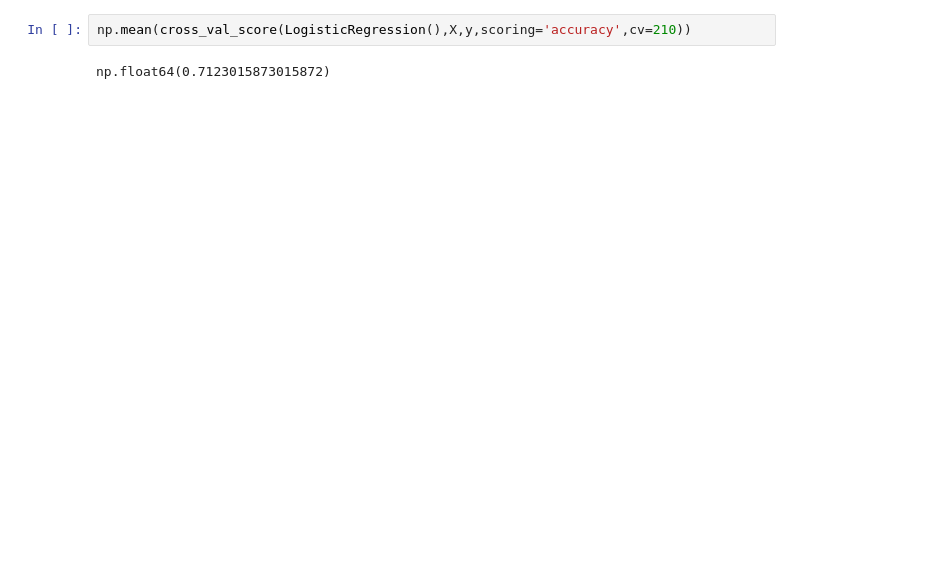
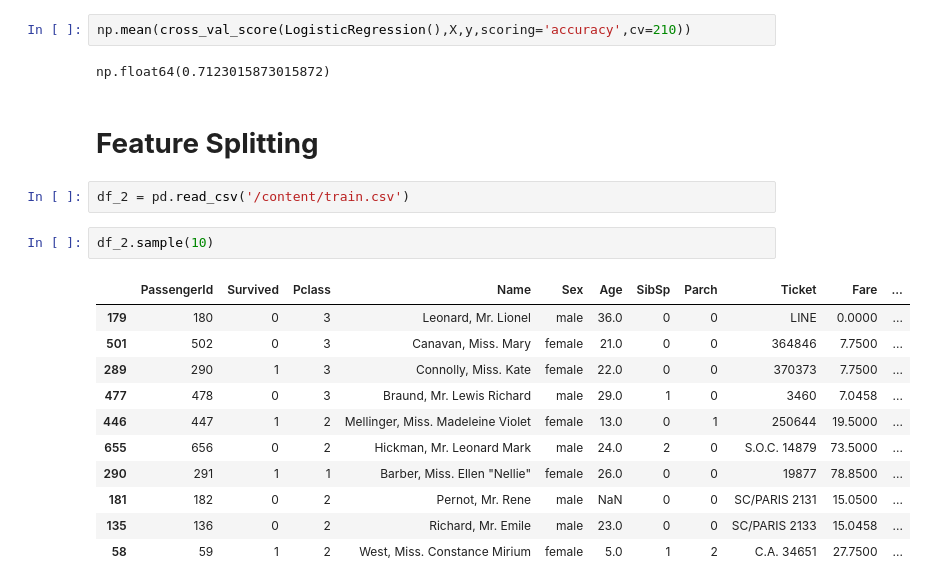
Before and after one commit to PAVAN-DEVMURARI/ML-Practicals, a Jupyter notebook: feature_construction_and_feature_splitting.ipynb, the cells around one changed output. Cells and saved outputs as stored; diff of their text form; blank space fills up the shorter version.

```diff
--- a/feature_construction_and_feature_splitting.ipynb
+++ b/feature_construction_and_feature_splitting.ipynb
@@ -123,3 +123,21 @@ X.sample(10)
 np.mean(cross_val_score(LogisticRegression(),X,y,scoring='accuracy',cv=210))
 # %% [output]
 np.float64(0.7123015873015872)
+# %% [markdown]
+# **Feature Splitting**
+# %%
+df_2 = pd.read_csv('/content/train.csv')
+# %%
+df_2.sample(10)
+# %% [output]
+|  | PassengerId | Survived | Pclass | Name | Sex | Age | SibSp | Parch | Ticket | Fare | ... |
+| 179 | 180 | 0 | 3 | Leonard, Mr. Lionel | male | 36.0 | 0 | 0 | LINE | 0.0000 | ... |
+| 501 | 502 | 0 | 3 | Canavan, Miss. Mary | female | 21.0 | 0 | 0 | 364846 | 7.7500 | ... |
+| 289 | 290 | 1 | 3 | Connolly, Miss. Kate | female | 22.0 | 0 | 0 | 370373 | 7.7500 | ... |
+| 477 | 478 | 0 | 3 | Braund, Mr. Lewis Richard | male | 29.0 | 1 | 0 | 3460 | 7.0458 | ... |
+| 446 | 447 | 1 | 2 | Mellinger, Miss. Madeleine Violet | female | 13.0 | 0 | 1 | 250644 | 19.5000 | ... |
+| 655 | 656 | 0 | 2 | Hickman, Mr. Leonard Mark | male | 24.0 | 2 | 0 | S.O.C. 14879 | 73.5000 | ... |
+| 290 | 291 | 1 | 1 | Barber, Miss. Ellen "Nellie" | female | 26.0 | 0 | 0 | 19877 | 78.8500 | ... |
+| 181 | 182 | 0 | 2 | Pernot, Mr. Rene | male | NaN | 0 | 0 | SC/PARIS 2131 | 15.0500 | ... |
+| 135 | 136 | 0 | 2 | Richard, Mr. Emile | male | 23.0 | 0 | 0 | SC/PARIS 2133 | 15.0458 | ... |
+| 58 | 59 | 1 | 2 | West, Miss. Constance Mirium | female | 5.0 | 1 | 2 | C.A. 34651 | 27.7500 | ... |
```
Also changed, not shown: parts of 12 cells of this notebook.
